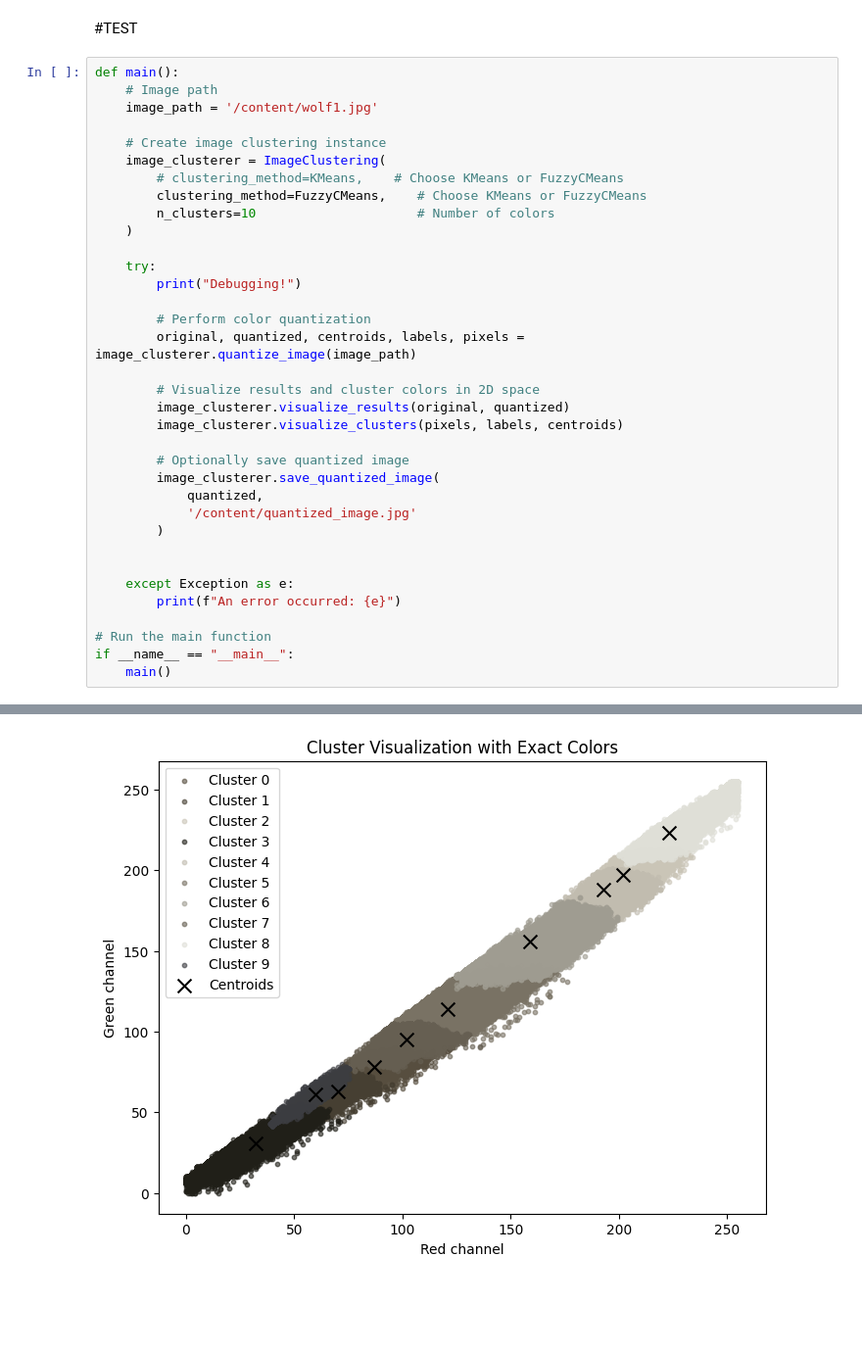
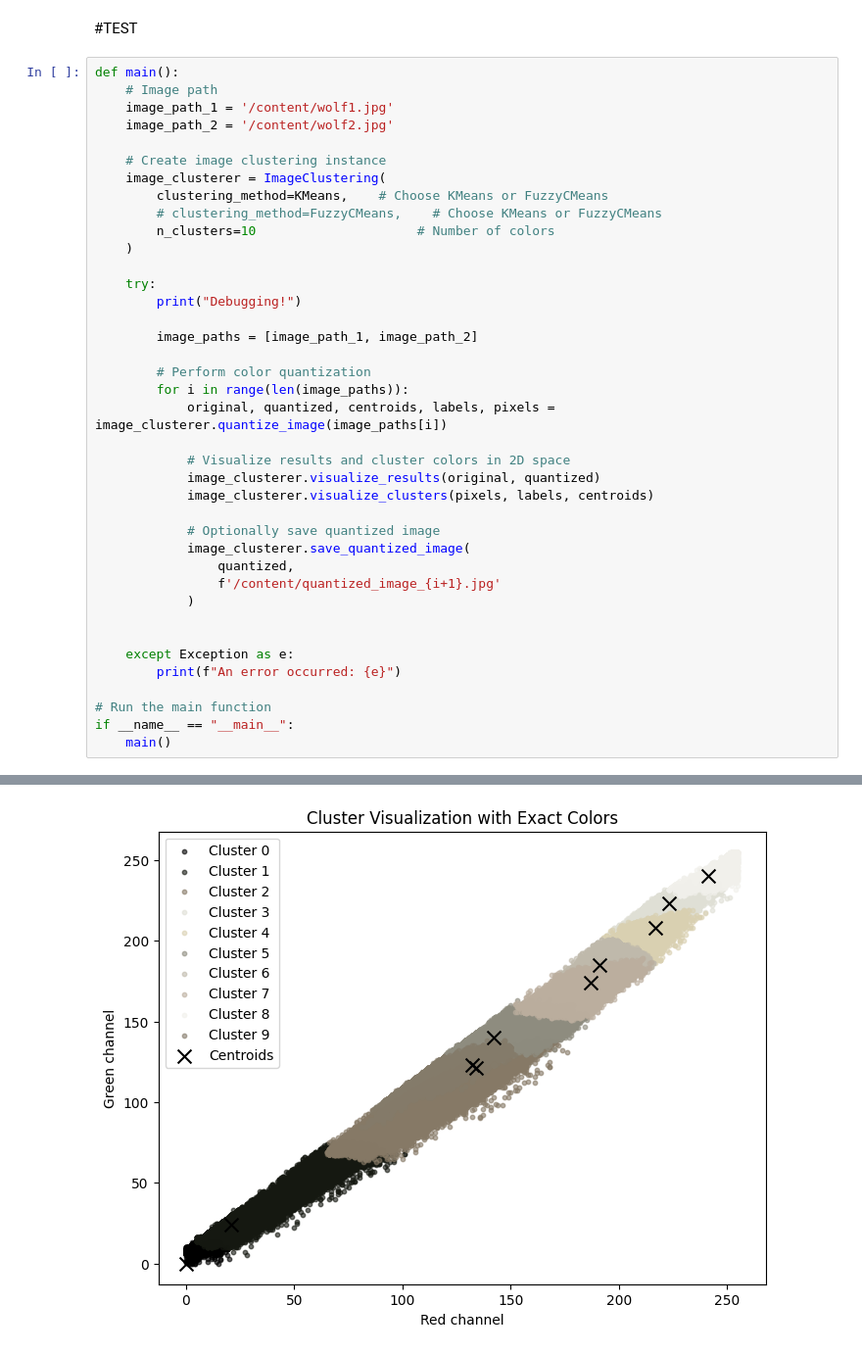
Before and after one commit to Lib3Rt9/advancedhpc2024, a Jupyter notebook: Project/CODE/test6_GPU_optimize.ipynb, the cells around one changed output, grey strips where cells are left out. Shown at 98% size. Saved outputs shown, nothing was run; the diff lists cells and outputs as text; blank space fills up the shorter version.

```diff
--- a/Project/CODE/test6_GPU_optimize.ipynb
+++ b/Project/CODE/test6_GPU_optimize.ipynb
@@ -549,30 +531,34 @@ class ImageClustering:
 # %%
 def main():
     # Image path
-    image_path = '/content/wolf1.jpg'
+    image_path_1 = '/content/wolf1.jpg'
+    image_path_2 = '/content/wolf2.jpg'
 
     # Create image clustering instance
     image_clusterer = ImageClustering(
-        # clustering_method=KMeans,    # Choose KMeans or FuzzyCMeans
-        clustering_method=FuzzyCMeans,    # Choose KMeans or FuzzyCMeans
+        clustering_method=KMeans,    # Choose KMeans or FuzzyCMeans
+        # clustering_method=FuzzyCMeans,    # Choose KMeans or FuzzyCMeans
         n_clusters=10                     # Number of colors
     )
 
     try:
         print("Debugging!")
 
+        image_paths = [image_path_1, image_path_2]
+
         # Perform color quantization
-        original, quantized, centroids, labels, pixels = image_clusterer.quantize_image(image_path)
+        for i in range(len(image_paths)):
+            original, quantized, centroids, labels, pixels = image_clusterer.quantize_image(image_paths[i])
 
-        # Visualize results and cluster colors in 2D space
-        image_clusterer.visualize_results(original, quantized)
-        image_clusterer.visualize_clusters(pixels, labels, centroids)
+            # Visualize results and cluster colors in 2D space
+            image_clusterer.visualize_results(original, quantized)
+            image_clusterer.visualize_clusters(pixels, labels, centroids)
 
-        # Optionally save quantized image
-        image_clusterer.save_quantized_image(
-            quantized,
-            '/content/quantized_image.jpg'
-        )
+            # Optionally save quantized image
+            image_clusterer.save_quantized_image(
+                quantized,
+                f'/content/quantized_image_{i+1}.jpg'
+            )
 
 
     except Exception as e:
@@ -606 +583 @@ Clustering Time: 5.1549 seconds
-[figure, old version]
+[figure, new version]
```
Also changed, not shown: parts of 12 cells of this notebook.
